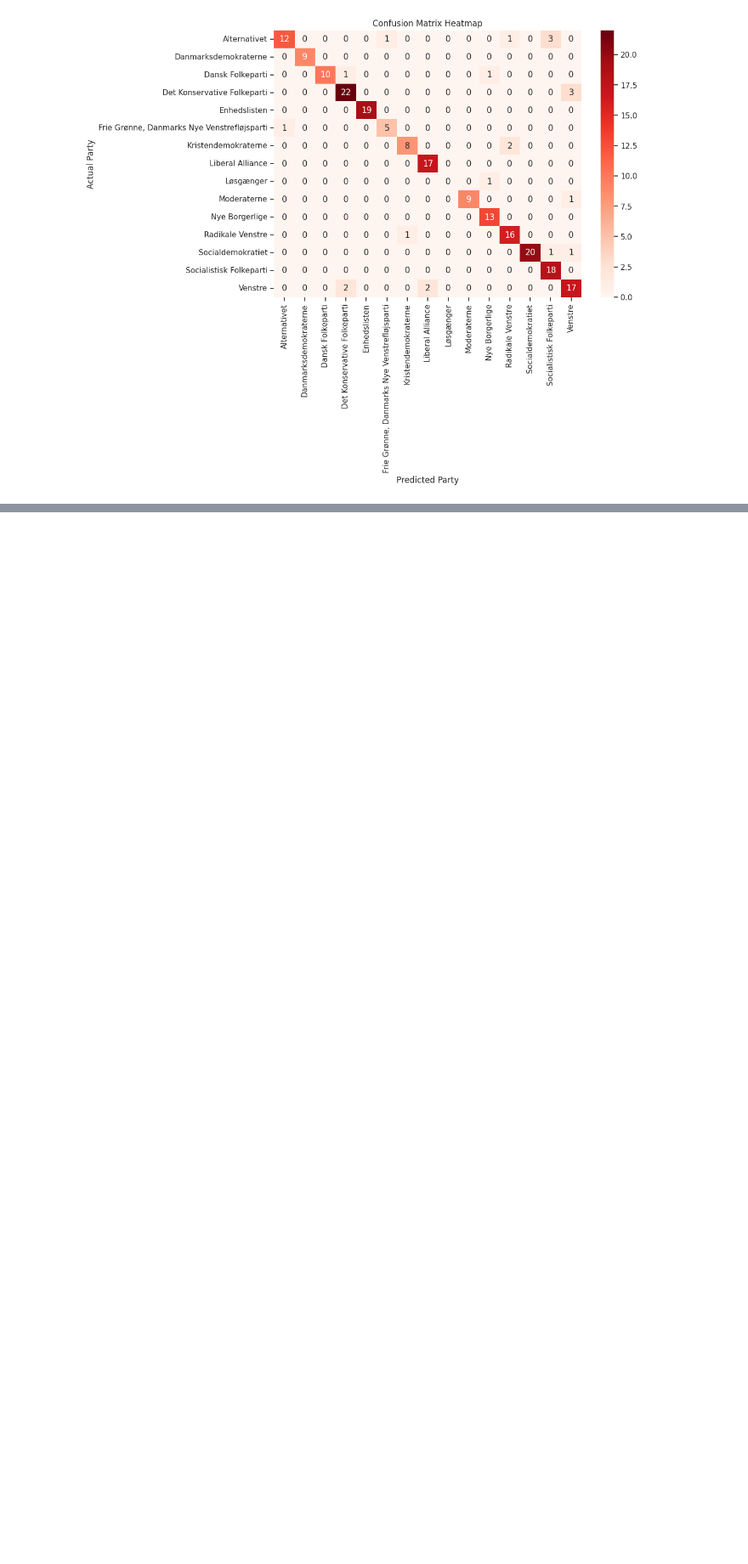
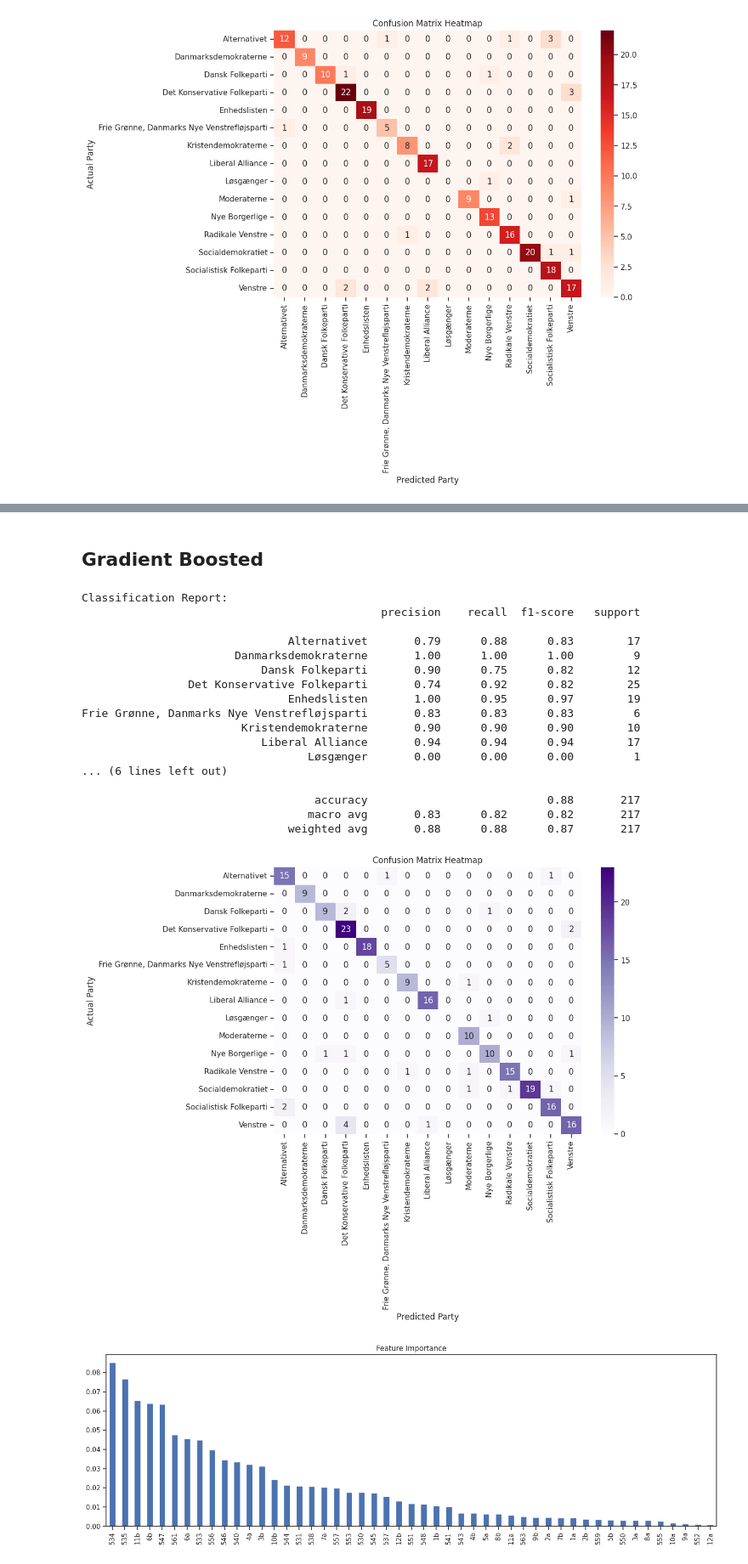
Before and after one commit to radoslavKiryazov/MAL, a Jupyter notebook: Assignment 2/2. Candidate Test 2022 I.ipynb, the cells around one changed output, grey strips where cells are left out. Shown at 85% size. Drawn from its saved outputs; the diff is of its cells as text; code cells hidden in the pictures; blank space fills up the shorter version.

```diff
--- a/Assignment 2/2. Candidate Test 2022 I.ipynb
+++ b/Assignment 2/2. Candidate Test 2022 I.ipynb
@@ -376,0 +505,58 @@ Frie Grønne, Danmarks Nye Venstrefløjsparti       0.83      0.83      0.83
+# %% [markdown]
+## Gradient Boosted
+# %%
+from sklearn.ensemble import GradientBoostingClassifier
+
+# Create and train the Gradient Boosting classifier
+
+# --- For Gradient Boosted trees, the relevant hyprparameters is learning_rate ---
+gbt = GradientBoostingClassifier(random_state=0, learning_rate=0.1)
+gbt.fit(X_train, y_train)
+
+# Evaluate the model on the test set
+y_pred = gbt.predict(X_test)
+
+# Print the classification report
+print("Classification Report:")
+print(classification_report(y_test, y_pred, target_names=label_encoder.classes_, zero_division=0))
+
+# Print the confusion matrix
+cm = confusion_matrix(y_test, y_pred)
+
+# Plot confusion matrix heatmap
+plt.figure(figsize=(10, 7))
+sns.heatmap(cm, annot=True, fmt="d", cmap="Purples", xticklabels=label_encoder.classes_, yticklabels=label_encoder.classes_)
+plt.xlabel("Predicted Party")
+plt.ylabel("Actual Party")
+plt.title("Confusion Matrix Heatmap")
+plt.show()
+
+# Plot the feature importance
+importances = pd.Series(gbt.feature_importances_, index=X.columns)
+importances = importances.sort_values(ascending=False)
+
+plt.figure(figsize=(15, 5))
+importances.plot(kind='bar')
+plt.title('Feature Importance')
+plt.tight_layout()
+plt.show()
+# %% [output]
+Classification Report:
+                                             precision    recall  f1-score   support
+
+                               Alternativet       0.79      0.88      0.83        17
+                       Danmarksdemokraterne       1.00      1.00      1.00         9
+                           Dansk Folkeparti       0.90      0.75      0.82        12
+                Det Konservative Folkeparti       0.74      0.92      0.82        25
+                               Enhedslisten       1.00      0.95      0.97        19
+Frie Grønne, Danmarks Nye Venstrefløjsparti       0.83      0.83      0.83         6
+                        Kristendemokraterne       0.90      0.90      0.90        10
+                           Liberal Alliance       0.94      0.94      0.94        17
+                                  Løsgænger       0.00      0.00      0.00         1
+... (6 lines left out)
+
+                                   accuracy                           0.88       217
+                                  macro avg       0.83      0.82      0.82       217
+                               weighted avg       0.88      0.88      0.87       217
+[figure, added]
+[figure, added]
```
Also changed, not shown: parts of 8 cells of this notebook.
